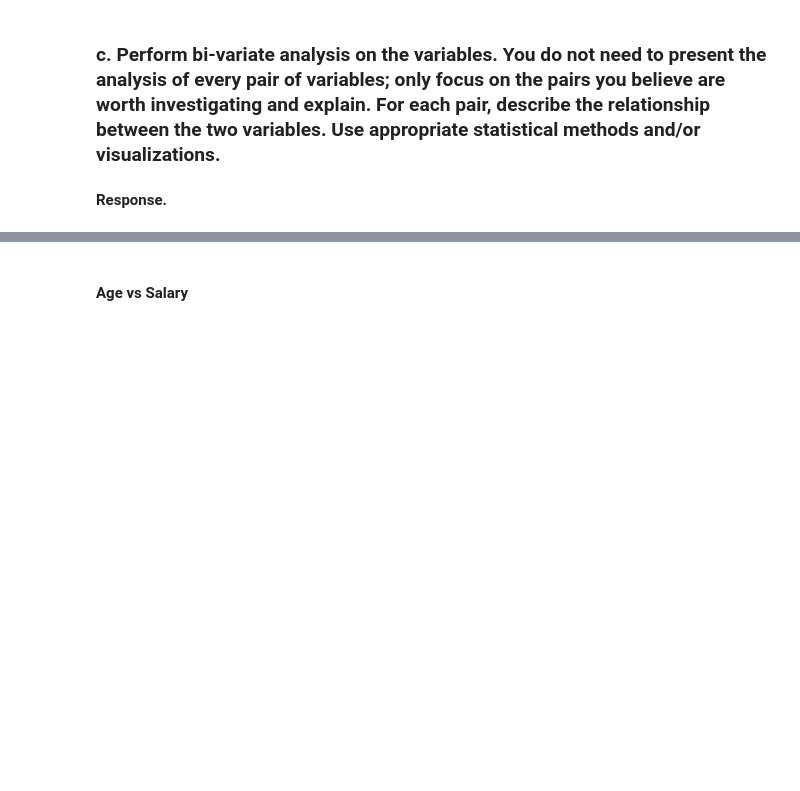
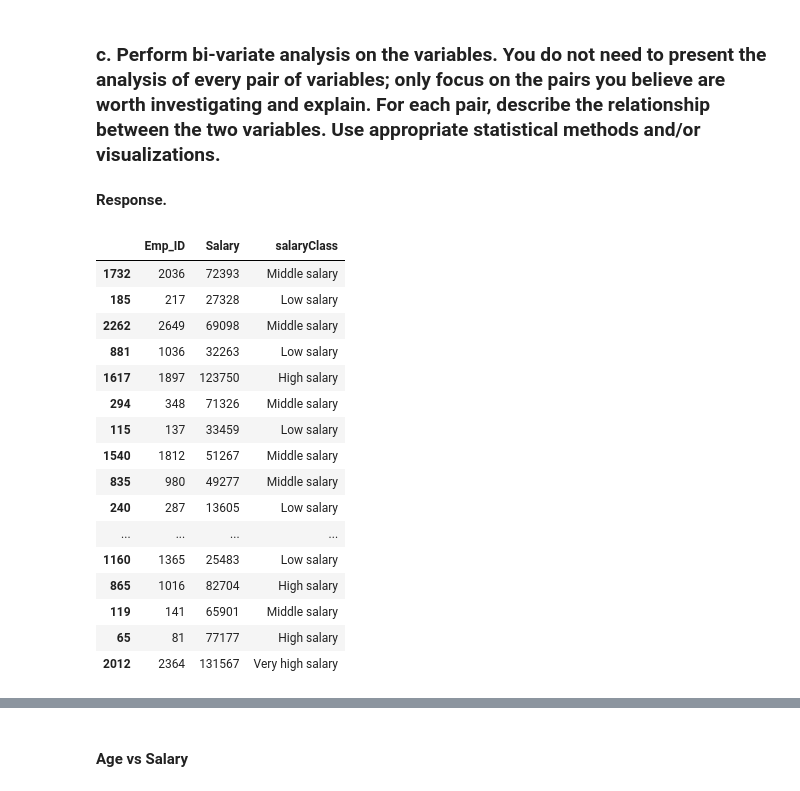
Before and after one commit to exocetfalling/CS105, a Jupyter notebook: project/CS105 Project Submission Part I 2025.ipynb, the cells around one changed output, grey strips where cells are left out. Cells and saved outputs as stored; diff of their text form; code cells hidden in the pictures; blank space fills up the shorter version.

```diff
--- a/project/CS105 Project Submission Part I 2025.ipynb
+++ b/project/CS105 Project Submission Part I 2025.ipynb
@@ -1163,3 +1160,40 @@ plt.show()
 ### **c.** Perform bi-variate analysis on the variables. You do not need to present the analysis of every pair of variables; only focus on the pairs you believe are worth investigating and explain. For each pair, describe the relationship between the two variables. Use appropriate statistical methods and/or visualizations.
 # %% [markdown]
 **Response.**
+# %%
+Q1 = df["Salary"].quantile(0.25)
+Q3 = df["Salary"].quantile(0.75)
+#lower = Q1 - 1.5 * (Q3-Q1)                          # lower bound is $-16409.25
+upper = Q3 + 1.5 * (Q3-Q1)
+
+def salary_class(n):
+    if n > upper:
+        return "Very high salary"
+    elif n > Q3:
+        return "High salary"
+    elif n < Q1:
+        return "Low salary"
+    else:
+        return "Middle salary"
+
+df["salaryClass"] = df.Salary.apply(salary_class)
+
+df[["Emp_ID", "Salary", "salaryClass"]].sample(25)
+# %% [output]
+|  | Emp_ID | Salary | salaryClass |
+| 1732 | 2036 | 72393 | Middle salary |
+| 185 | 217 | 27328 | Low salary |
+| 2262 | 2649 | 69098 | Middle salary |
+| 881 | 1036 | 32263 | Low salary |
+| 1617 | 1897 | 123750 | High salary |
+| 294 | 348 | 71326 | Middle salary |
+| 115 | 137 | 33459 | Low salary |
+| 1540 | 1812 | 51267 | Middle salary |
+| 835 | 980 | 49277 | Middle salary |
+| 240 | 287 | 13605 | Low salary |
+| ... | ... | ... | ... |
+| 1160 | 1365 | 25483 | Low salary |
+| 865 | 1016 | 82704 | High salary |
+| 119 | 141 | 65901 | Middle salary |
+| 65 | 81 | 77177 | High salary |
+| 2012 | 2364 | 131567 | Very high salary |
```
Also changed, not shown: parts of 24 cells of this notebook.
